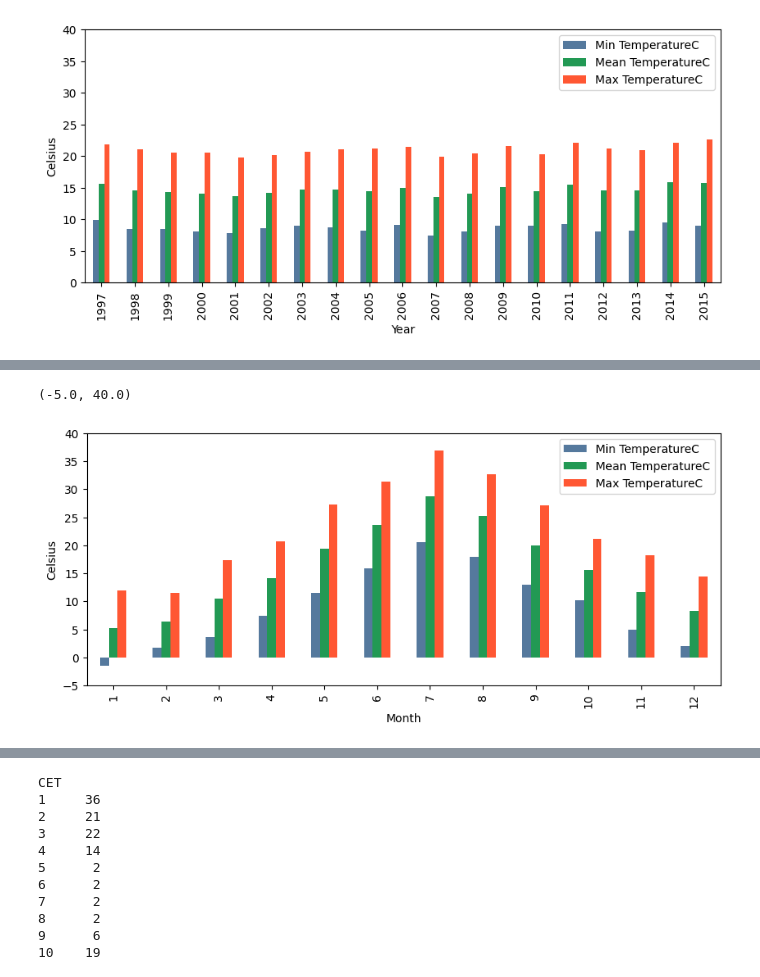
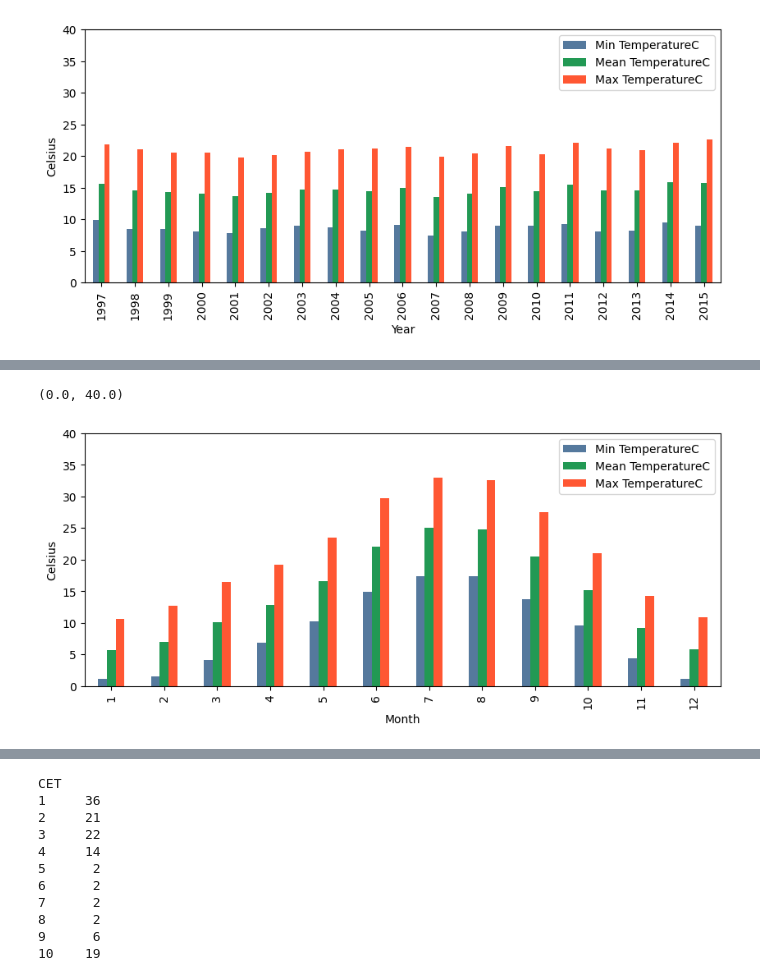
Before and after one commit to nnyPRO/Daily_Weather, a Jupyter notebook: code/project.ipynb, the cells around one changed output, grey strips where cells are left out. Drawn from its saved outputs; the diff is of its cells as text; code cells hidden in the pictures.

```diff
--- a/code/project.ipynb
+++ b/code/project.ipynb
@@ -297,6 +295,6 @@ focus_data_month = data[(data['CET'] >= '2015-01-01')]
 # %%
 # group data by month
-focus_data_month = focus_data_month.groupby(focus_data_month.CET.dt.month)
+focus_data_month = data.groupby(data.CET.dt.month)
 # %%
 # mean of max, min and mean value
 min_temp_m = pd.DataFrame(focus_data_month['Min TemperatureC'].mean())
@@ -347,10 +331,10 @@ plt.ylim(0,100)
 # %%
 # temperature in latest year
 temp_m.plot(kind="bar", figsize = (10, 4), color={'Max TemperatureC': '#FF5733', 'Mean TemperatureC': '#229954', 'Min TemperatureC': '#55799D'})
 # temp_m.plot(kind="bar", figsize = (10, 4), color=['blue', 'oran'])
 plt.xlabel("Month")
 plt.ylabel("Celsius")
-plt.ylim(-5,40)
+plt.ylim(0,40)
 # %% [output]
-(-5.0, 40.0)
+(0.0, 40.0)
-[figure, old version]
+[figure, new version]
```
Also changed, not shown: parts of 14 cells of this notebook.
